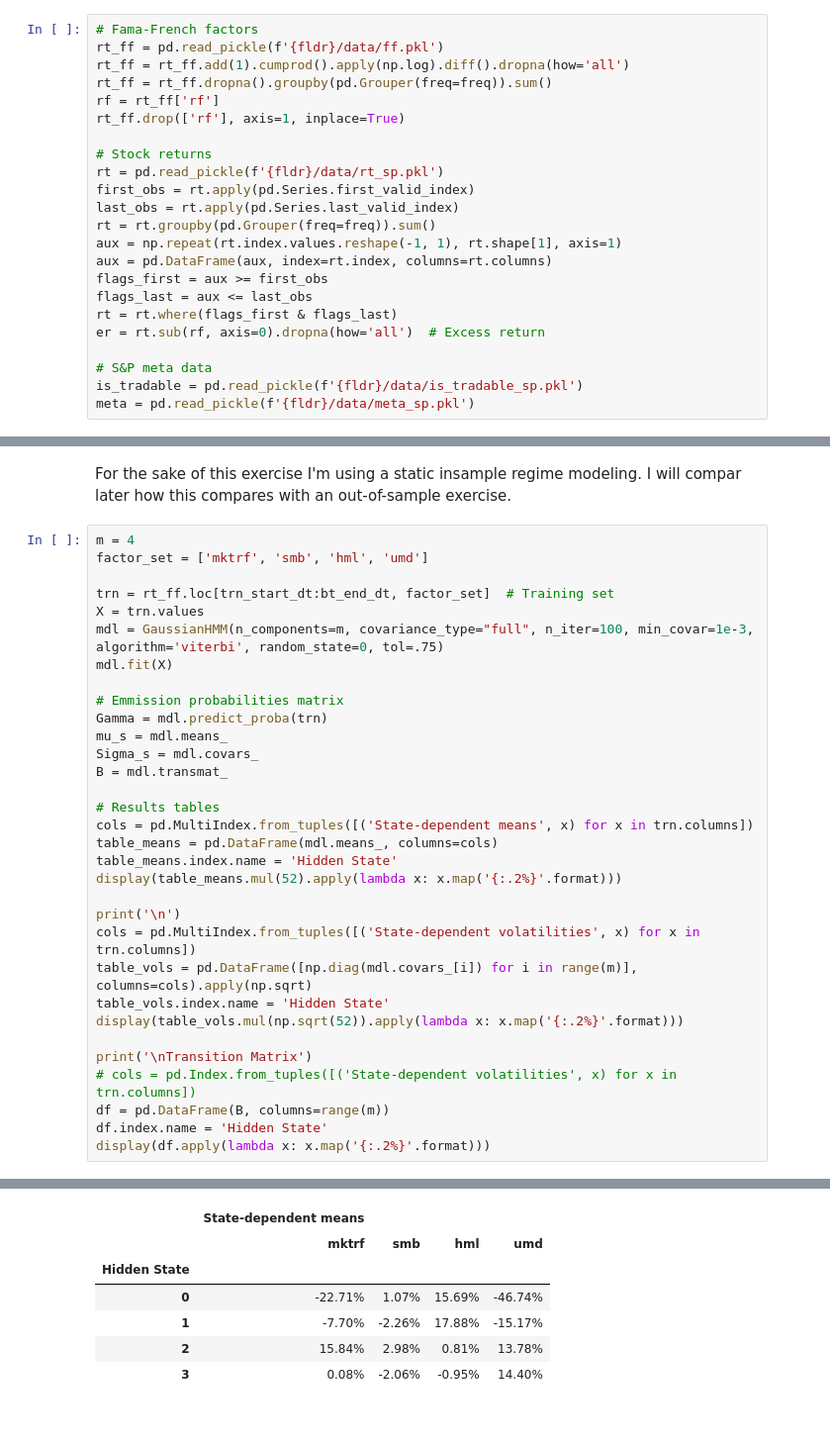
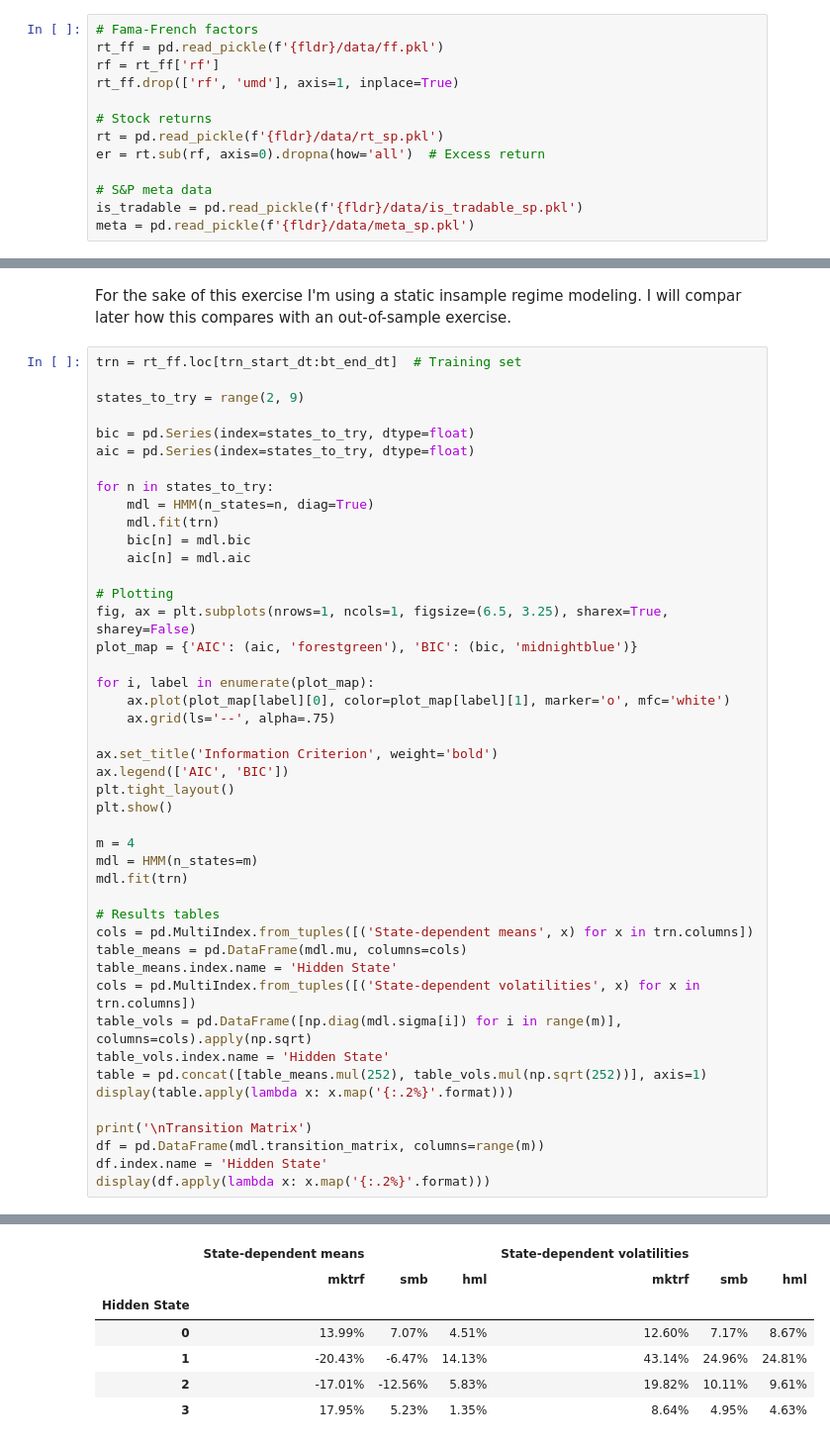
Before and after one commit to fcoibanez/regimeaware, a Jupyter notebook: notebooks/empirical.ipynb, the cells around one changed output, grey strips where cells are left out. Shown: that part at 99% size. Drawn from its saved outputs; the diff is of its cells as text.

```diff
--- a/notebooks/empirical.ipynb
+++ b/notebooks/empirical.ipynb
@@ -18,21 +17,11 @@ freq = 'W-Fri'
 # %%
 # Fama-French factors
 rt_ff = pd.read_pickle(f'{fldr}/data/ff.pkl')
-rt_ff = rt_ff.add(1).cumprod().apply(np.log).diff().dropna(how='all')
-rt_ff = rt_ff.dropna().groupby(pd.Grouper(freq=freq)).sum()
 rf = rt_ff['rf']
-rt_ff.drop(['rf'], axis=1, inplace=True)
+rt_ff.drop(['rf', 'umd'], axis=1, inplace=True)
 
 # Stock returns
 rt = pd.read_pickle(f'{fldr}/data/rt_sp.pkl')
-first_obs = rt.apply(pd.Series.first_valid_index)
-last_obs = rt.apply(pd.Series.last_valid_index)
-rt = rt.groupby(pd.Grouper(freq=freq)).sum()
-aux = np.repeat(rt.index.values.reshape(-1, 1), rt.shape[1], axis=1)
-aux = pd.DataFrame(aux, index=rt.index, columns=rt.columns)
-flags_first = aux >= first_obs
-flags_last = aux <= last_obs
-rt = rt.where(flags_first & flags_last)
 er = rt.sub(rf, axis=0).dropna(how='all')  # Excess return
 
 # S&P meta data
@@ -99,35 +30,48 @@ Model is not converging.  Current: 34802.73583248588 is not greater than 34802.9
 # %% [markdown]
 For the sake of this exercise I'm using a static insample regime modeling. I will compar later how this compares with an out-of-sample exercise.
 # %%
+trn = rt_ff.loc[trn_start_dt:bt_end_dt]  # Training set
+
+states_to_try = range(2, 9)
+
+bic = pd.Series(index=states_to_try, dtype=float)
+aic = pd.Series(index=states_to_try, dtype=float)
+
+for n in states_to_try:
+    mdl = HMM(n_states=n, diag=True)
+    mdl.fit(trn)
+    bic[n] = mdl.bic
+    aic[n] = mdl.aic
+
+# Plotting
+fig, ax = plt.subplots(nrows=1, ncols=1, figsize=(6.5, 3.25), sharex=True, sharey=False)
+plot_map = {'AIC': (aic, 'forestgreen'), 'BIC': (bic, 'midnightblue')}
+
+for i, label in enumerate(plot_map):
+    ax.plot(plot_map[label][0], color=plot_map[label][1], marker='o', mfc='white')
+    ax.grid(ls='--', alpha=.75)
+
+ax.set_title('Information Criterion', weight='bold')
+ax.legend(['AIC', 'BIC'])
+plt.tight_layout()
+plt.show()
+
 m = 4
-factor_set = ['mktrf', 'smb', 'hml', 'umd']
-
-trn = rt_ff.loc[trn_start_dt:bt_end_dt, factor_set]  # Training set
-X = trn.values
-mdl = GaussianHMM(n_components=m, covariance_type="full", n_iter=100, min_covar=1e-3, algorithm='viterbi', random_state=0, tol=.75)
-mdl.fit(X)
-
-# Emmission probabilities matrix
-Gamma = mdl.predict_proba(trn)
-mu_s = mdl.means_
-Sigma_s = mdl.covars_
-B = mdl.transmat_
+mdl = HMM(n_states=m)
+mdl.fit(trn)
 
 # Results tables
 cols = pd.MultiIndex.from_tuples([('State-dependent means', x) for x in trn.columns])
-table_means = pd.DataFrame(mdl.means_, columns=cols)
+table_means = pd.DataFrame(mdl.mu, columns=cols)
 table_means.index.name = 'Hidden State'
-display(table_means.mul(52).apply(lambda x: x.map('{:.2%}'.format)))
-
-print('\n')
 cols = pd.MultiIndex.from_tuples([('State-dependent volatilities', x) for x in trn.columns])
-table_vols = pd.DataFrame([np.diag(mdl.covars_[i]) for i in range(m)], columns=cols).apply(np.sqrt)
+table_vols = pd.DataFrame([np.diag(mdl.sigma[i]) for i in range(m)], columns=cols).apply(np.sqrt)
 table_vols.index.name = 'Hidden State'
-display(table_vols.mul(np.sqrt(52)).apply(lambda x: x.map('{:.2%}'.format)))
+table = pd.concat([table_means.mul(252), table_vols.mul(np.sqrt(252))], axis=1)
+display(table.apply(lambda x: x.map('{:.2%}'.format)))
 
 print('\nTransition Matrix')
-# cols = pd.Index.from_tuples([('State-dependent volatilities', x) for x in trn.columns])
-df = pd.DataFrame(B, columns=range(m))
+df = pd.DataFrame(mdl.transition_matrix, columns=range(m))
 df.index.name = 'Hidden State'
 display(df.apply(lambda x: x.map('{:.2%}'.format)))
 # %% [output]
@@ -134,7 +83,7 @@ display(df.apply(lambda x: x.map('{:.2%}'.format)))
-|  | State-dependent means |  |  |  |
-|  | mktrf | smb | hml | umd |
-| Hidden State |  |  |  |  |
-| 0 | -22.71% | 1.07% | 15.69% | -46.74% |
-| 1 | -7.70% | -2.26% | 17.88% | -15.17% |
-| 2 | 15.84% | 2.98% | 0.81% | 13.78% |
-| 3 | 0.08% | -2.06% | -0.95% | 14.40% |
+|  | State-dependent means |  |  | State-dependent volatilities |  |  |
+|  | mktrf | smb | hml | mktrf | smb | hml |
+| Hidden State |  |  |  |  |  |  |
+| 0 | 13.99% | 7.07% | 4.51% | 12.60% | 7.17% | 8.67% |
+| 1 | -20.43% | -6.47% | 14.13% | 43.14% | 24.96% | 24.81% |
+| 2 | -17.01% | -12.56% | 5.83% | 19.82% | 10.11% | 9.61% |
+| 3 | 17.95% | 5.23% | 1.35% | 8.64% | 4.95% | 4.63% |
```
Also changed, not shown: parts of 14 cells of this notebook.
